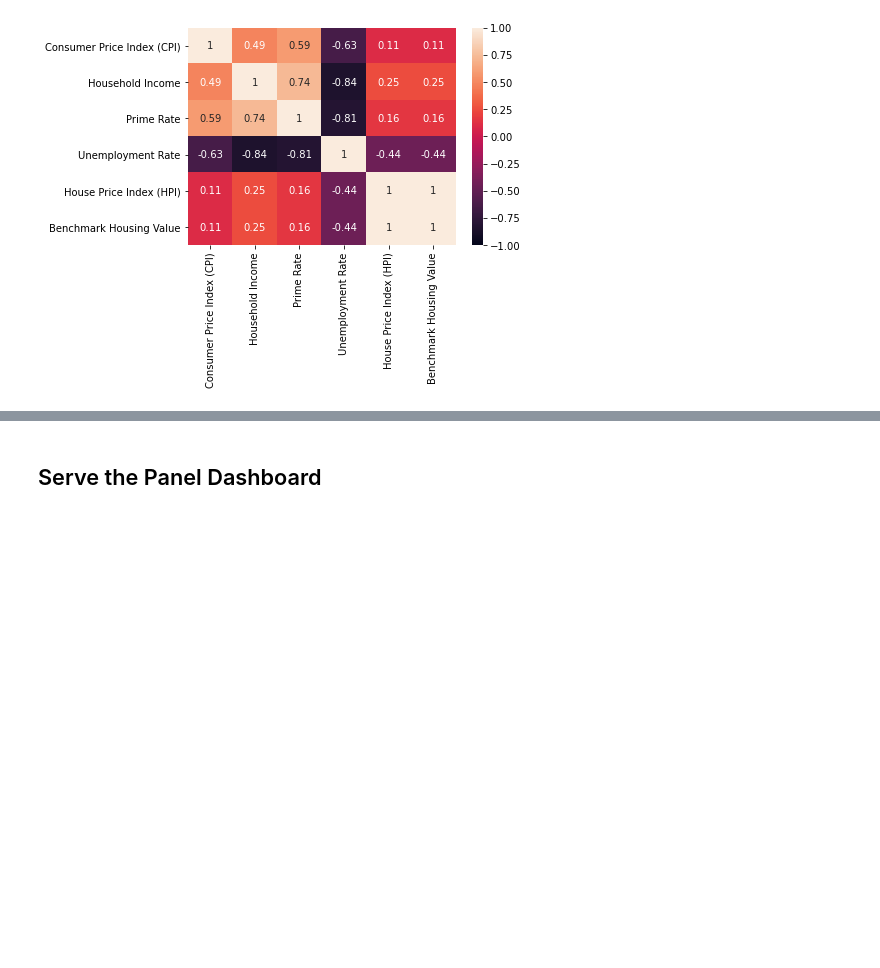
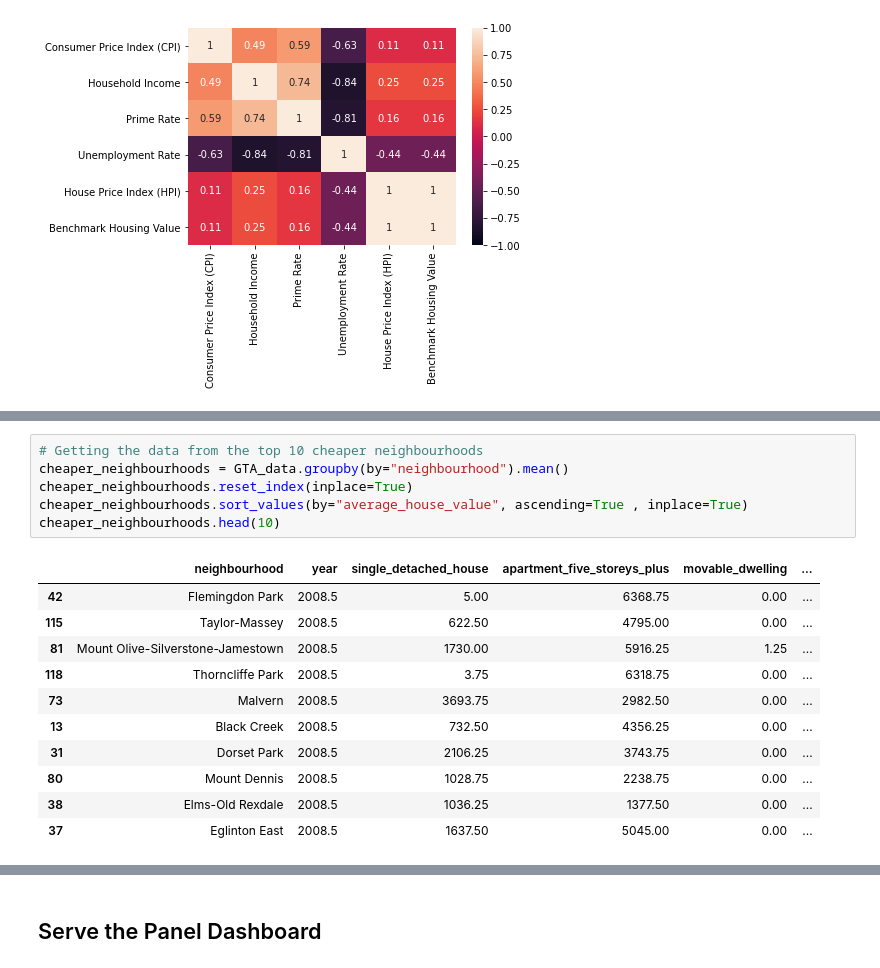
Before and after one commit to FernandaOmalley/Project1, a Jupyter notebook: dashboard.ipynb, the cells around one changed output, grey strips where cells are left out. Cells and saved outputs as stored; diff of their text form; blank space fills up the shorter version.

```diff
--- a/dashboard.ipynb
+++ b/dashboard.ipynb
@@ -253,0 +269,18 @@ macro_variables_analysis = pn.Column(create_line_macro_pct(), create_cor_macro_p
+# %%
+# Getting the data from the top 10 cheaper neighbourhoods
+cheaper_neighbourhoods = GTA_data.groupby(by="neighbourhood").mean()
+cheaper_neighbourhoods.reset_index(inplace=True)
+cheaper_neighbourhoods.sort_values(by="average_house_value", ascending=True , inplace=True)
+cheaper_neighbourhoods.head(10)
+# %% [output]
+|  | neighbourhood | year | single_detached_house | apartment_five_storeys_plus | movable_dwelling | ... |
+| 42 | Flemingdon Park | 2008.5 | 5.00 | 6368.75 | 0.00 | ... |
+| 115 | Taylor-Massey | 2008.5 | 622.50 | 4795.00 | 0.00 | ... |
+| 81 | Mount Olive-Silverstone-Jamestown | 2008.5 | 1730.00 | 5916.25 | 1.25 | ... |
+| 118 | Thorncliffe Park | 2008.5 | 3.75 | 6318.75 | 0.00 | ... |
+| 73 | Malvern | 2008.5 | 3693.75 | 2982.50 | 0.00 | ... |
+| 13 | Black Creek | 2008.5 | 732.50 | 4356.25 | 0.00 | ... |
+| 31 | Dorset Park | 2008.5 | 2106.25 | 3743.75 | 0.00 | ... |
+| 80 | Mount Dennis | 2008.5 | 1028.75 | 2238.75 | 0.00 | ... |
+| 38 | Elms-Old Rexdale | 2008.5 | 1036.25 | 1377.50 | 0.00 | ... |
+| 37 | Eglinton East | 2008.5 | 1637.50 | 5045.00 | 0.00 | ... |
```
Also changed, not shown: parts of 7 cells of this notebook.
